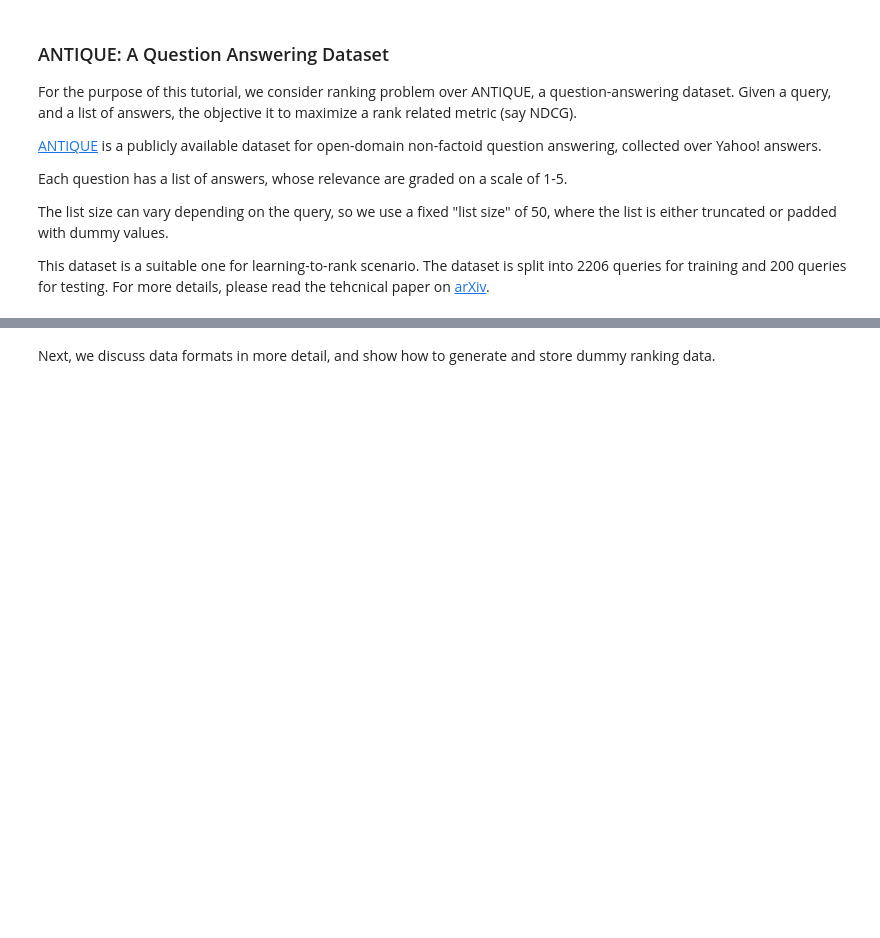
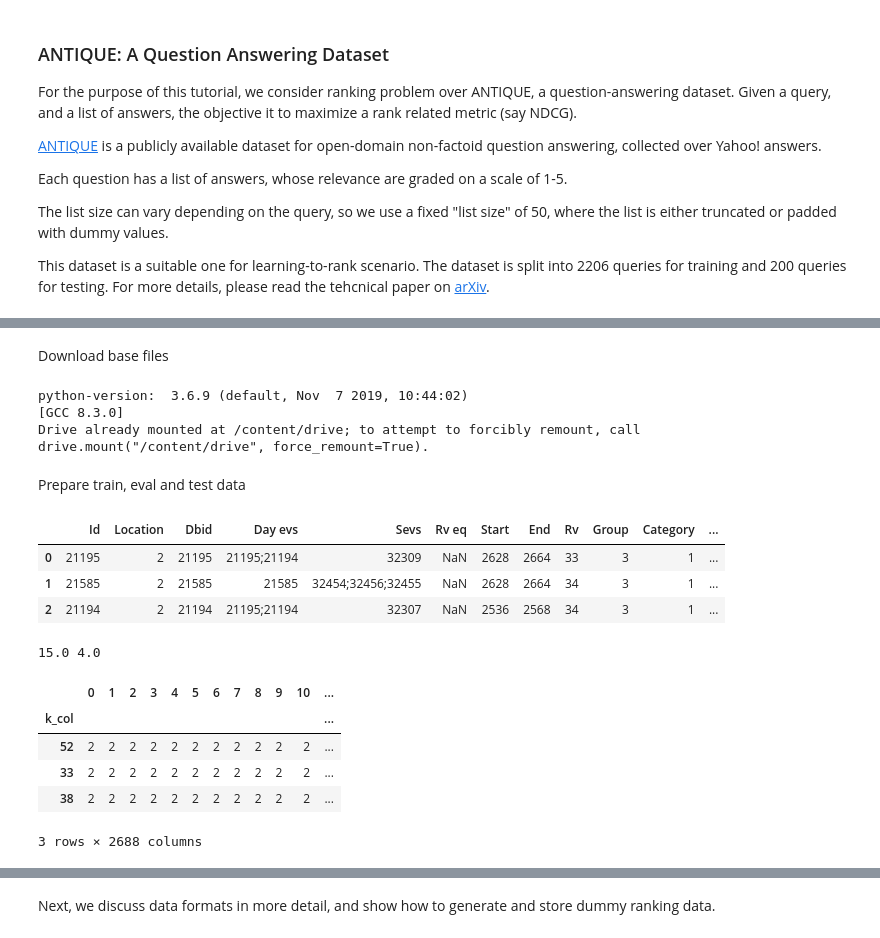
Before and after one commit to hodeld/rv-ranking-problem, a Jupyter notebook: rv_ranking_problem.ipynb, the cells around one changed output, grey strips where cells are left out. Cells and saved outputs as stored; diff of their text form; code cells hidden in the pictures; blank space fills up the shorter version.

```diff
--- a/rv_ranking_problem.ipynb
+++ b/rv_ranking_problem.ipynb
@@ -74,0 +54,61 @@ Saving to: ‘/tmp/vocab.txt’
+# %% [markdown]
+
+Download base files
+# %%
+import sys
+#choose in runtime type
+print ('python-version: ', sys.version)
+import pandas as pd
+
+from google.colab import drive
+drive.mount("/content/drive", force_remount=False)
+main_path = '/content/drive/My Drive/Colab Notebooks/rbs-data/alopt_files/'
+timelines_raw = pd.read_csv(main_path+'timelines.csv', index_col =0) #, header=0)
+samples = pd.read_csv(main_path+'Samples.csv')
+rvs = pd.read_csv(main_path+'RVs.csv')
+allevents = pd.read_csv(main_path+'AllEvents.csv', index_col =0)
+rvfirstev_raw = pd.read_csv(main_path+'rvfirstev.csv', index_col =0)
+
+
+#data, categories, tendencies = ReadCsv('/content/drive/My Drive/Colab Notebooks/etiki_data','test.csv','companies.csv', 'categories.csv','references.csv','tendencies.csv', 'topics.csv')
+# %% [output]
+python-version:  3.6.9 (default, Nov  7 2019, 10:44:02)
+[GCC 8.3.0]
+Drive already mounted at /content/drive; to attempt to forcibly remount, call drive.mount("/content/drive", force_remount=True).
+# %% [markdown]
+Prepare train, eval and test data
+# %%
+samples.head(3)
+#allevents.head(5)
+#rvfirstev_raw.head(5)
+#timelines_raw.head(3)
+# %% [output]
+|  | Id | Location | Dbid | Day evs | Sevs | Rv eq | Start | End | Rv | Group | Category | ... |
+| 0 | 21195 | 2 | 21195 | 21195;21194 | 32309 | NaN | 2628 | 2664 | 33 | 3 | 1 | ... |
+| 1 | 21585 | 2 | 21585 | 21585 | 32454;32456;32455 | NaN | 2628 | 2664 | 34 | 3 | 1 | ... |
+| 2 | 21194 | 2 | 21194 | 21195;21194 | 32307 | NaN | 2536 | 2568 | 34 | 3 | 1 | ... |
+# %%
+from datetime import datetime
+#help(timelines_raw.loc)
+dtform = '%Y-%m-%d %H:%M:%S'
+tstart = datetime.strptime(timelines_raw.loc['dt_col', '0'], dtform)
+tend = datetime.strptime(timelines_raw.loc['dt_col', '1'], dtform)
+TD_SEQ = (tend - tstart).seconds/60
+PPH = 60/TD_SEQ
+WEEKS_B = 4 #for cutting timelines
+WEEKS_A = WEEKS_B
+KMAX = int(timelines_raw.columns[-1]) #last column name as int
+print(TD_SEQ, PPH)
+
+timelines = timelines_raw.drop(index='dt_col')
+
+#now get rv with timelines.loc[str(52)]
+timelines.head(3)
+# %% [output]
+15.0 4.0
+|  | 0 | 1 | 2 | 3 | 4 | 5 | 6 | 7 | 8 | 9 | 10 | ... |
+| k_col |  |  |  |  |  |  |  |  |  |  |  | ... |
+| 52 | 2 | 2 | 2 | 2 | 2 | 2 | 2 | 2 | 2 | 2 | 2 | ... |
+| 33 | 2 | 2 | 2 | 2 | 2 | 2 | 2 | 2 | 2 | 2 | 2 | ... |
+| 38 | 2 | 2 | 2 | 2 | 2 | 2 | 2 | 2 | 2 | 2 | 2 | ... |
+3 rows × 2688 columns
```
Also changed, not shown: parts of 13 cells of this notebook.
